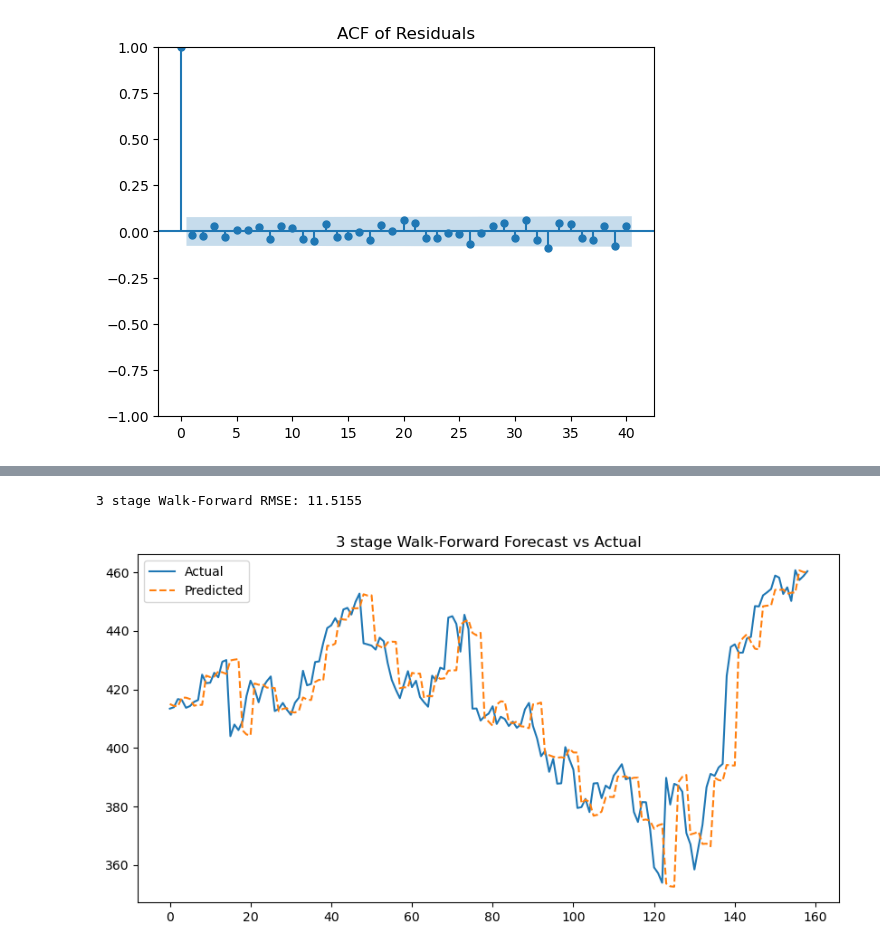
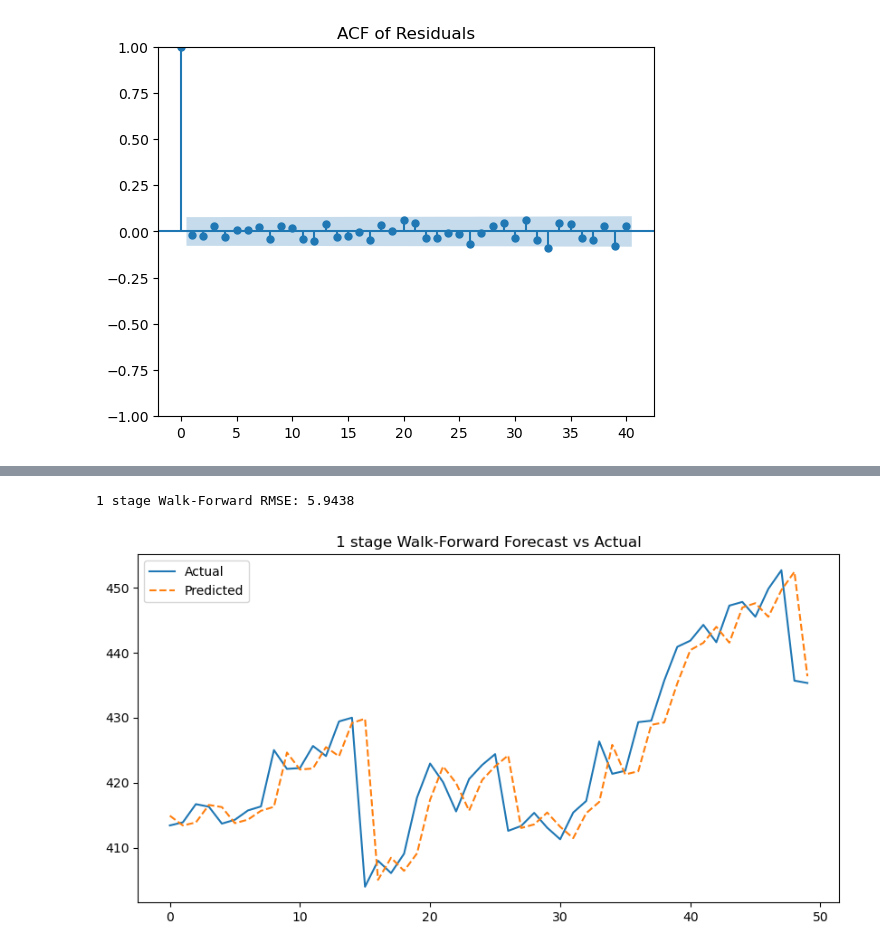
Before and after one commit to 035skt/ECO723, a Jupyter notebook: Analysis_12.ipynb, the cells around one changed output, grey strips where cells are left out. Drawn from its saved outputs; the diff is of its cells as text; code cells hidden in the pictures.

```diff
--- a/Analysis_12.ipynb
+++ b/Analysis_12.ipynb
@@ -24,5 +24,9 @@ test_size=0.2
 # analysis using first data
 train_size=int((1-test_size)*len(X))
 X_train,X_test=X.iloc[:train_size],X.iloc[train_size:]
+
+
+X_test=X_test.iloc[:50]
+
 print(X_train.shape,X_test.shape)
 # %% [output]
@@ -250,41 +265,43 @@ import matplotlib.pyplot as plt
 
 # Flatten and convert to float
 X_train_flat = X_train.values.ravel() if hasattr(X_train, 'values') else np.ravel(X_train)
 X_test_flat = X_test.values.ravel() if hasattr(X_test, 'values') else np.ravel(X_test)
 
 train = list(X_train_flat.astype(float))
 test = list(X_test_flat.astype(float))
 
-predictions = []
-order = (2, 1, 2)  # Replace with optimal order
-step_size = 3
+predictions_arima = []
+order = (1, 1, 1)  # Replace with optimal order
+step_size = 1
 
 for t in range(0, len(test), step_size):
     model = ARIMA(np.array(train), order=order)
     model_fit = model.fit()
 
     # Forecast up to 5 steps ahead (or fewer at the end)
     steps = min(step_size, len(test) - t)
     forecast = model_fit.forecast(steps=steps)
-    predictions.extend(forecast)
+    predictions_arima.extend(forecast)
 
     # Update train with the actual next 5 values
     actuals = test[t:t + steps]
     train.extend(actuals)
 
+
+
 # Evaluation and plot
-rmse = np.sqrt(mean_squared_error(test[:len(predictions)], predictions))
+rmse = np.sqrt(mean_squared_error(test[:len(predictions_arima)], predictions_arima))
 print(f"{step_size} stage Walk-Forward RMSE: {rmse:.4f}")
 
 plt.figure(figsize=(10, 5))
 plt.plot(test, label='Actual')
-plt.plot(predictions, label='Predicted', linestyle='--')
+plt.plot(predictions_arima, label='Predicted', linestyle='--')
 plt.legend()
 plt.title(f"{step_size} stage Walk-Forward Forecast vs Actual")
 plt.show()
 # %% [output]
-3 stage Walk-Forward RMSE: 11.5155
+1 stage Walk-Forward RMSE: 5.9438
-[figure, old version]
+[figure, new version]
 # %%
 from arch import arch_model
 from statsmodels.stats.diagnostic import het_arch
```
Also changed, not shown: parts of 39 cells of this notebook, 6 other files.
